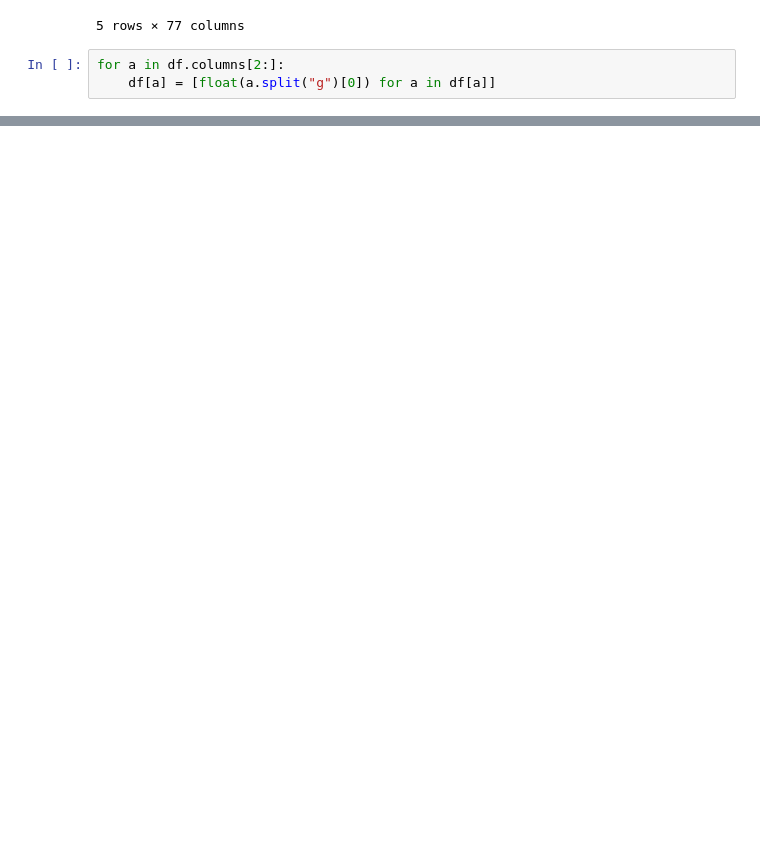
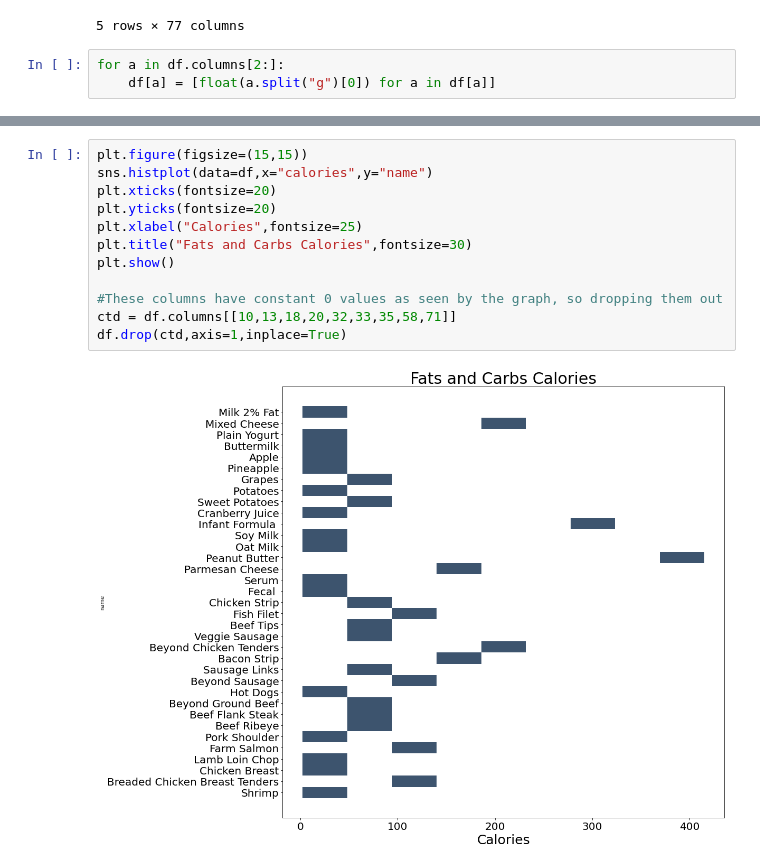
Before and after one commit to asimali004/Kaggle-Competition, a Jupyter notebook: fats-cabd-foods-raw.ipynb, the cells around one changed output, grey strips where cells are left out. Cells and saved outputs as stored; diff of their text form; blank space fills up the shorter version.

```diff
--- a/fats-cabd-foods-raw.ipynb
+++ b/fats-cabd-foods-raw.ipynb
@@ -61,3 +76,17 @@ df.describe()
+# %%
+plt.figure(figsize=(15,15))
+sns.histplot(data=df,x="calories",y="name")
+plt.xticks(fontsize=20)
+plt.yticks(fontsize=20)
+plt.xlabel("Calories",fontsize=25)
+plt.title("Fats and Carbs Calories",fontsize=30)
+plt.show()
+
+#These columns have constant 0 values as seen by the graph, so dropping them out
+ctd = df.columns[[10,13,18,20,32,33,35,58,71]]
+df.drop(ctd,axis=1,inplace=True)
+# %% [output]
+[figure, added]
 # %%
 df.columns
 # %% [output]
```
Also changed, not shown: parts of 23 cells of this notebook.
